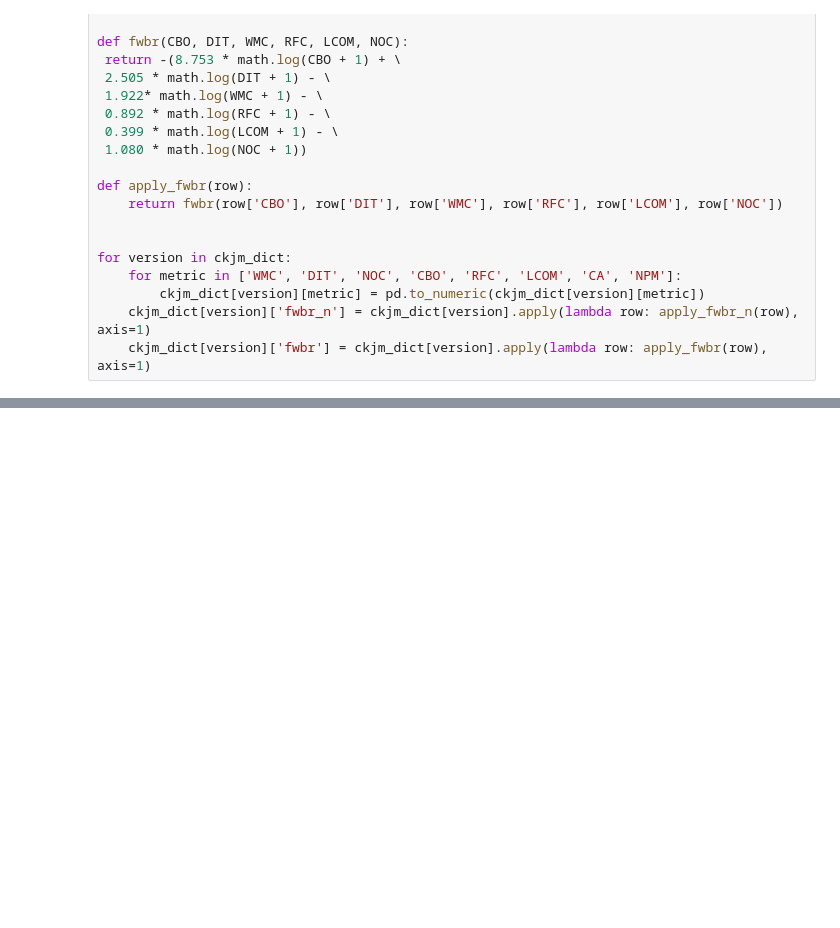
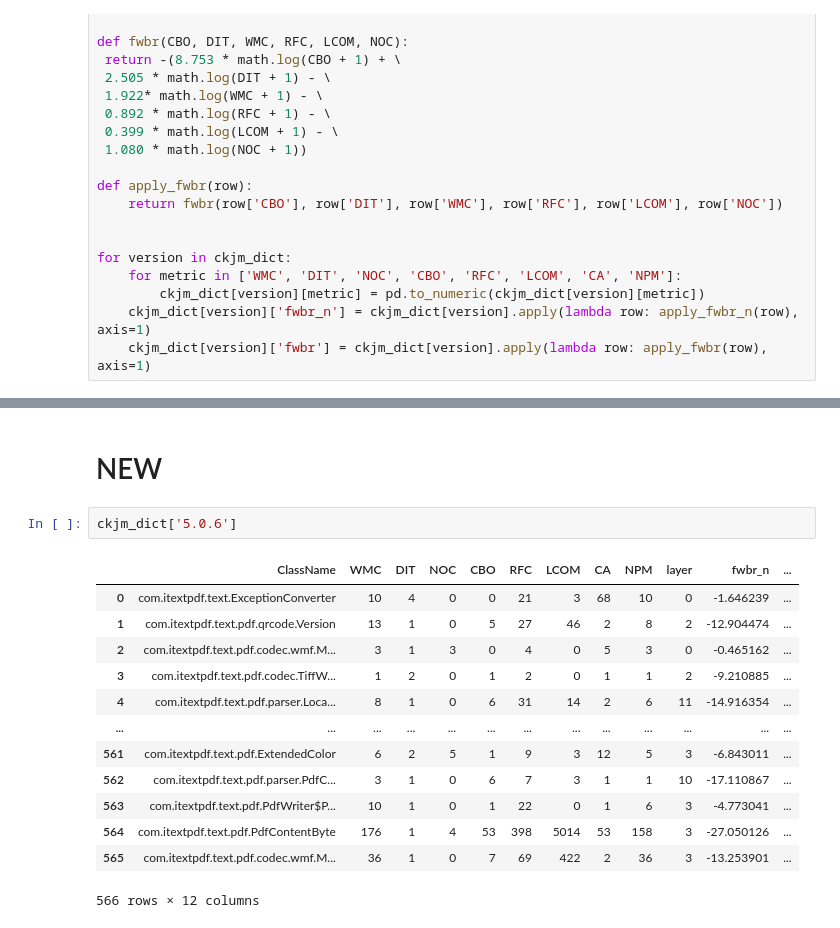
Before and after one commit to Jakob-98/Assignment-Metrics, a Jupyter notebook: src/main.ipynb, the cells around one changed output, grey strips where cells are left out. Cells and saved outputs as stored; diff of their text form; blank space fills up the shorter version.

```diff
--- a/src/main.ipynb
+++ b/src/main.ipynb
@@ -168,0 +168,18 @@ sns.heatmap(corr, annot = True)
+# %% [markdown]
+# NEW
+# %%
+ckjm_dict['5.0.6']
+# %% [output]
+|  | ClassName | WMC | DIT | NOC | CBO | RFC | LCOM | CA | NPM | layer | fwbr_n | ... |
+| 0 | com.itextpdf.text.ExceptionConverter | 10 | 4 | 0 | 0 | 21 | 3 | 68 | 10 | 0 | -1.646239 | ... |
+| 1 | com.itextpdf.text.pdf.qrcode.Version | 13 | 1 | 0 | 5 | 27 | 46 | 2 | 8 | 2 | -12.904474 | ... |
+| 2 | com.itextpdf.text.pdf.codec.wmf.M... | 3 | 1 | 3 | 0 | 4 | 0 | 5 | 3 | 0 | -0.465162 | ... |
+| 3 | com.itextpdf.text.pdf.codec.TiffW... | 1 | 2 | 0 | 1 | 2 | 0 | 1 | 1 | 2 | -9.210885 | ... |
+| 4 | com.itextpdf.text.pdf.parser.Loca... | 8 | 1 | 0 | 6 | 31 | 14 | 2 | 6 | 11 | -14.916354 | ... |
+| ... | ... | ... | ... | ... | ... | ... | ... | ... | ... | ... | ... | ... |
+| 561 | com.itextpdf.text.pdf.ExtendedColor | 6 | 2 | 5 | 1 | 9 | 3 | 12 | 5 | 3 | -6.843011 | ... |
+| 562 | com.itextpdf.text.pdf.parser.PdfC... | 3 | 1 | 0 | 6 | 7 | 3 | 1 | 1 | 10 | -17.110867 | ... |
+| 563 | com.itextpdf.text.pdf.PdfWriter$P... | 10 | 1 | 0 | 1 | 22 | 0 | 1 | 6 | 3 | -4.773041 | ... |
+| 564 | com.itextpdf.text.pdf.PdfContentByte | 176 | 1 | 4 | 53 | 398 | 5014 | 53 | 158 | 3 | -27.050126 | ... |
+| 565 | com.itextpdf.text.pdf.codec.wmf.M... | 36 | 1 | 0 | 7 | 69 | 422 | 2 | 36 | 3 | -13.253901 | ... |
+566 rows × 12 columns
```
Also changed, not shown: parts of 9 cells of this notebook.
